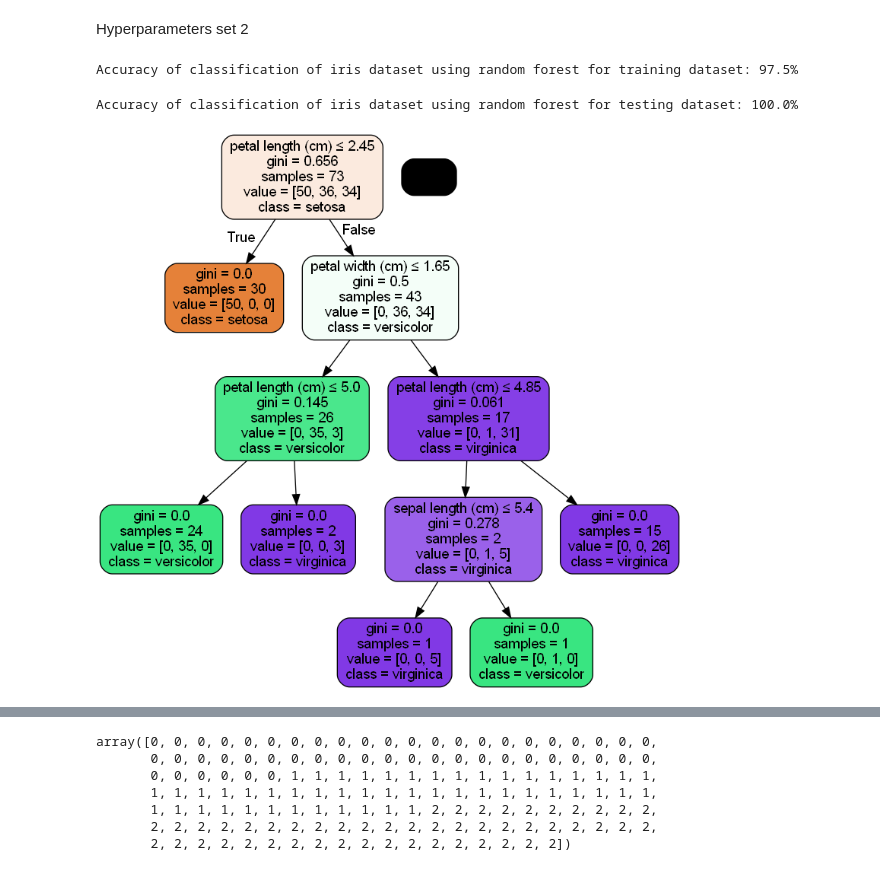
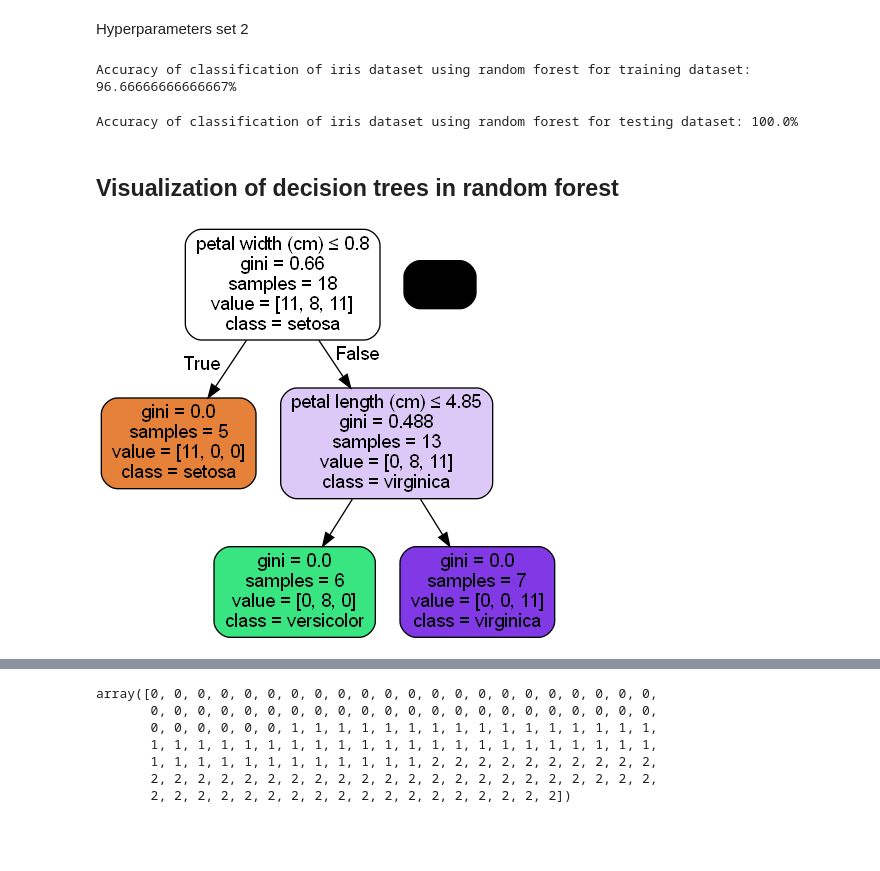
Before and after one commit to JiaYiBee/FIT3164, a Jupyter notebook: jackern rforest.ipynb, the cells around one changed output, grey strips where cells are left out. Cells and saved outputs as stored; diff of their text form; code cells hidden in the pictures; blank space fills up the shorter version.

```diff
--- a/jackern rforest.ipynb
+++ b/jackern rforest.ipynb
@@ -123,7 +123,7 @@ Best cross-validation score:  0.9666666666666666
 # %% [markdown]
 Hyperparamters set 1
 # %%
-forest2 = RandomForestClassifier(criterion='gini', max_depth = 10, min_samples_leaf = 4, min_samples_split = 5, n_estimators = 50)
+forest2 = RandomForestClassifier(criterion='gini', max_depth = None, min_samples_leaf = 4, min_samples_split = 5, n_estimators = 50)
 
 forest2.fit(X_train, y_train)
 
@@ -140,13 +140,13 @@ Accuracy of classification of iris dataset using random forest for testing datas
 # %% [markdown]
 Hyperparameters set 2
 # %%
-forest3 = RandomForestClassifier(criterion='gini', max_depth = 20, min_samples_leaf = 3, min_samples_split = 2, n_estimators = 20)
+forest3 = RandomForestClassifier(criterion='gini', max_depth = None, min_samples_leaf = 3, min_samples_split = 2, n_estimators = 20)
 
 forest3.fit(X_train, y_train)
 
 print("Accuracy of classification of iris dataset using random forest for training dataset: " + str(forest3.score(X_train, y_train) * 100) + "%")
 # %% [output]
-Accuracy of classification of iris dataset using random forest for training dataset: 97.5%
+Accuracy of classification of iris dataset using random forest for training dataset: 96.66666666666667%
 # %%
 forest3.fit(X_test, y_test)
 
@@ -154,32 +154,28 @@ print("Accuracy of classification of iris dataset using random forest for testin
 ) + "%")
 # %% [output]
 Accuracy of classification of iris dataset using random forest for testing dataset: 100.0%
+# %% [markdown]
+## Visualization of decision trees in random forest
 # %%
-from sklearn.datasets import load_iris
-from sklearn.ensemble import RandomForestClassifier
 from sklearn.tree import export_graphviz
 import pydotplus
 from IPython.display import Image
 from six import StringIO
-import matplotlib.pyplot as plt
-import matplotlib.image as mpimg
 
-tree = forest3.estimators_[1]
+tree = forest2.estimators_[0]
 
 
 dot_data = StringIO()
 export_graphviz(tree, out_file=dot_data,
                 feature_names=iris.feature_names,
                 class_names=iris.target_names,
                 filled=True, rounded=True,
                 special_characters=True,
                 )
 
-# Create the graph using pydotplus
 graph = pydotplus.graph_from_dot_data(dot_data.getvalue())
 
-# Display the graph
 Image(graph.create_png())
 # %% [output]
-[figure, old version]
+[figure, new version]
 # %%
```
Also changed, not shown: parts of 2 cells of this notebook.
